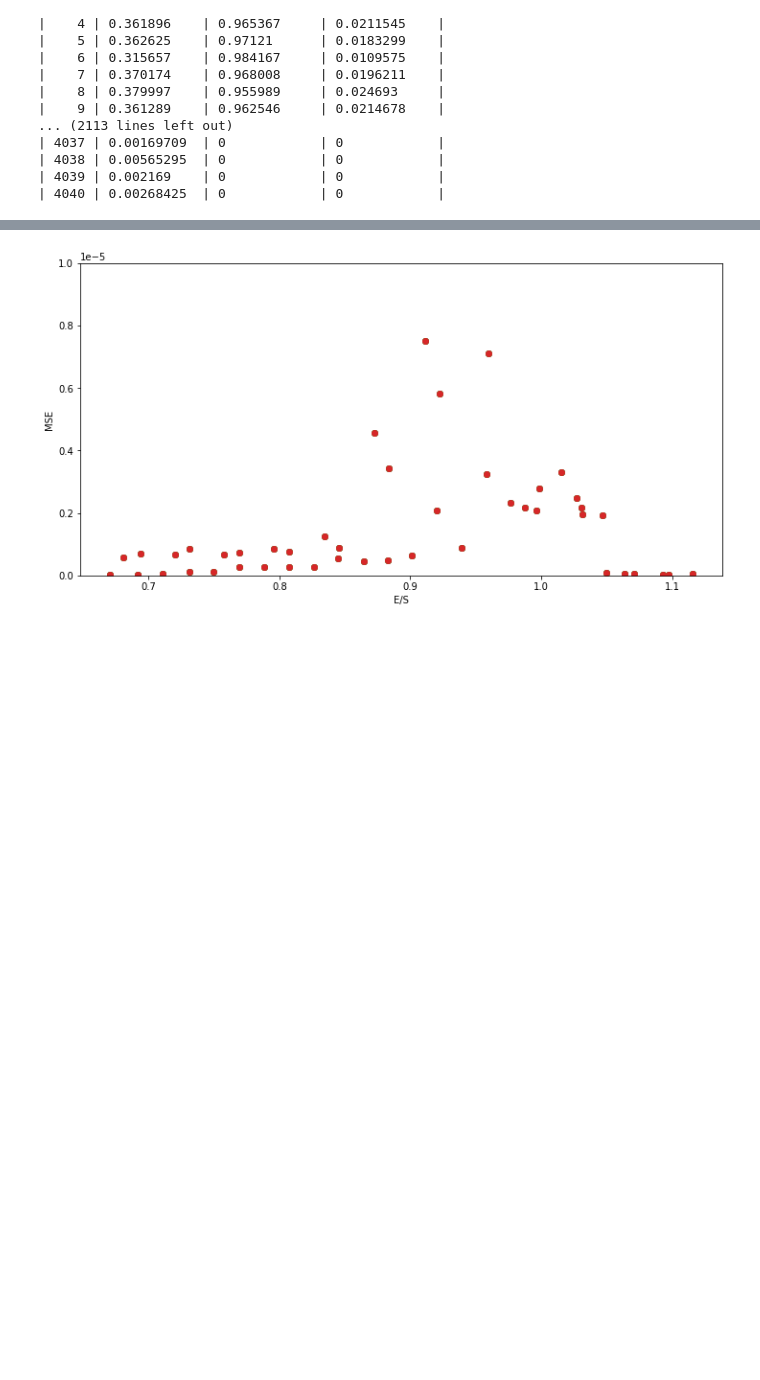
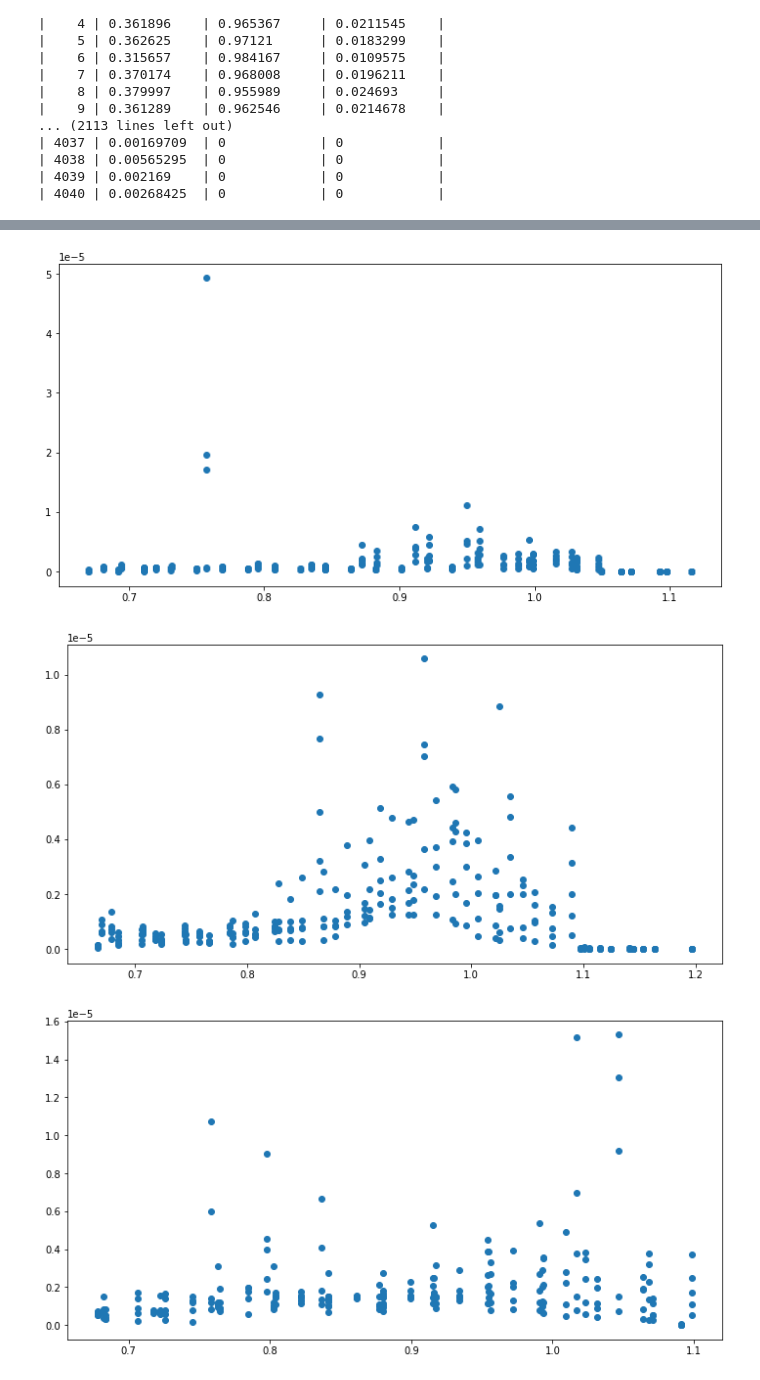
Before and after one commit to JuusoAsd/finaeng1, a Jupyter notebook: assignment_1.ipynb, the cells around one changed output, grey strips where cells are left out. Drawn from its saved outputs; the diff is of its cells as text; code cells hidden in the pictures; blank space fills up the shorter version.

```diff
--- a/assignment_1.ipynb
+++ b/assignment_1.ipynb
@@ -333,0 +345,2 @@ for i in sheet_order:
+# %%
+df, obs = test_sheet(xls, sheets[0], 0)
@@ -334,18 +367,31 @@ for i in sheet_order:
+# %%
+xls = pd.ExcelFile('data/isx2010C.xls')
+sheets = xls.sheet_names
+sheets
+
+sheet_order = [0,1,11,10,9,8,7,6,5,4,3,2]
+
+all_obs = []
+
+for i in sheet_order:
+    df, obs = test_sheet(xls, sheets[i], i)
+    all_obs.append(obs)
 # %%
-hedge_data = pd.DataFrame(data)
+"""sheetwise mse to options strike graphs"""
 
-fig, ax = plt.subplots(figsize=(12, 6))
-
-for strike in hedge_data['freq'].unique():
-    used = hedge_data[hedge_data['freq'] == strike][['strike_to_price','mse']].reset_index(drop=True)
-
-    ax.scatter(used['strike_to_price'], used['mse'])
+def to_scatter(df):
+    fig, ax = plt.subplots(figsize=(12, 6))
+    ax.scatter(df['strike_to_price'], df['mse'])
+    plt.show()
 
 
-plt.ylim(0,1e-5)
-#plt.xlim(0.3,0.57)
-plt.xlabel('E/S')
-plt.ylabel('MSE')
-plt.show()
+all_obs_df = list(map(lambda x:pd.DataFrame(x),all_obs))
+full_df = pd.concat(all_obs_df)
+
+for sheet in full_df['sheet'].unique():
+    data = full_df[full_df['sheet'] == sheet]
+    to_scatter(data)
 # %% [output]
-[figure, old version]
+[figure, new version]
+[figure, added]
+[figure, added]
```
Also changed, not shown: parts of 11 cells of this notebook.
